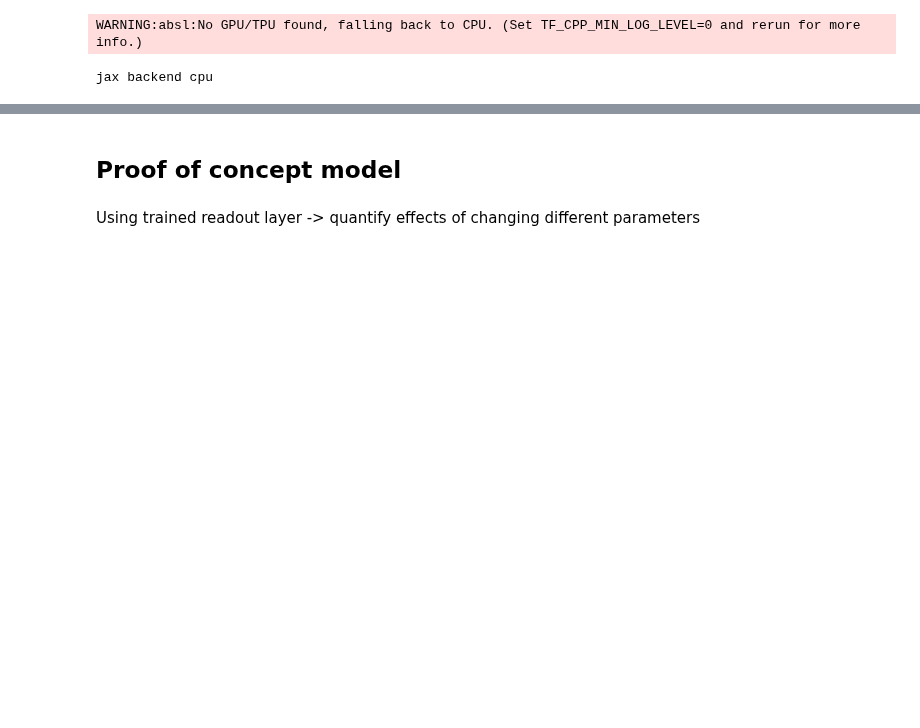
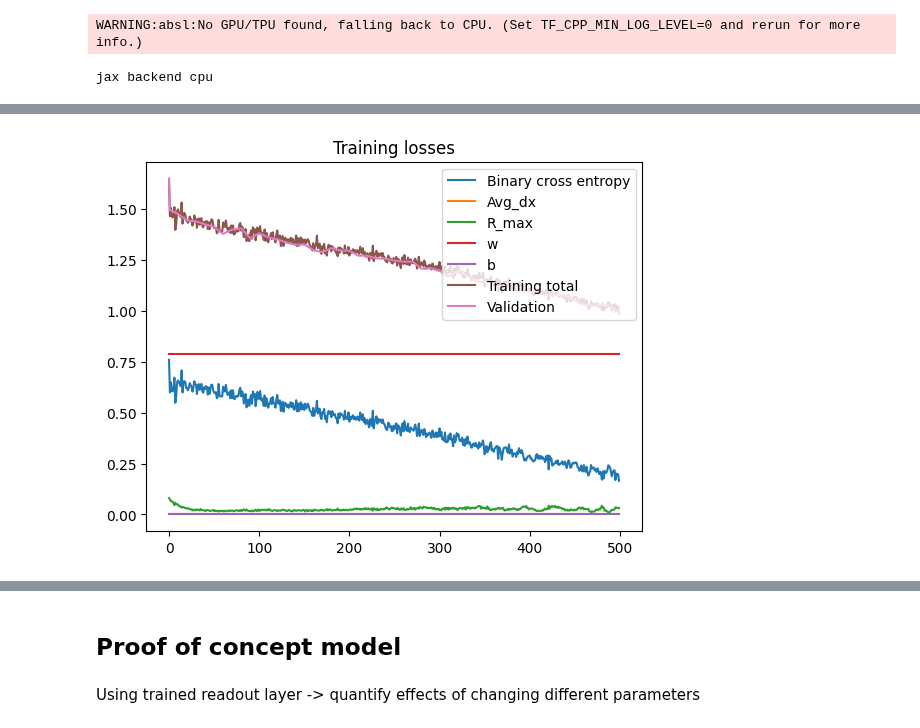
Before and after one commit to clarapecci/SSN_VPL, a Jupyter notebook: separate_training.ipynb, the cells around one changed output, grey strips where cells are left out. Saved outputs shown, nothing was run; the diff lists cells and outputs as text; code cells hidden in the pictures; blank space fills up the shorter version.

```diff
--- a/separate_training.ipynb
+++ b/separate_training.ipynb
@@ -154,15 +152,23 @@ ssn=SSN2DTopoV1_AMPAGABA_ONOFF(ssn_pars=ssn_pars, grid_pars=grid_pars, conn_pars
 ssn_pars.A=ssn.A
 # %%
 #Number of epochs
-epochs = 100
-num_epochs_to_save = 21
+epochs = 500
+num_epochs_to_save =51
 epochs_to_save = np.linspace(1 ,epochs, num_epochs_to_save).astype(int)
+epochs_to_save = np.insert(epochs_to_save, 0, 0)
+
+eta=10e-4
+sig_noise = 2.5
+offset = 2
+batch_size = 50
 # %%
-def plot_losses(training_losses):
-    plt.plot(training_losses.T, label = ['Binary cross entropy', 'Avg_dx', 'R_max', 'w', 'b', 'Total'] )
+def plot_losses(training_losses, validation_losses, epochs_to_save):
+    plt.plot(training_losses.T, label = ['Binary cross entropy', 'Avg_dx', 'R_max', 'w', 'b', 'Training total'] )
+    plt.plot(epochs_to_save, validation_losses, label='Validation')
     plt.legend()
     plt.title('Training losses')
     plt.show()
+
 
 def plot_results(results_file, title=None):
 
@@ -305,16 +311,16 @@ def model(ssn_layer_pars, readout_pars, ssn_pars, grid_pars, conn_pars, train_da
     loss_b = loss_pars.lambda_b*(readout_pars['b_sig']**2)
 
     #Combine loss with maximum rate and dx value
-    loss = loss_binary + loss_avg_dx +  loss_r_max  + loss_b  #+ loss_w
+    loss = loss_binary + loss_avg_dx +  loss_r_max  + loss_b  + loss_w
 
     #Find predicted label using Bernoulli distribution
     pred_label = np.round(x)
+
     if bernoulli==True:
         key_int = numpy.random.randint(low = 0, high =  10000)
         key = random.PRNGKey(key_int)
         pred_label_b = np.sum(jax.random.bernoulli(key, p=x, shape=None))
         pred_label = [pred_label, pred_label_b]
-
 
     all_losses = np.vstack((loss_binary, loss_avg_dx, loss_r_max, loss_w, loss_b, loss))
 
@@ -341,8 +347,12 @@ def vmap_eval(ssn_layer_pars, readout_pars, ssn_pars, grid_pars, conn_pars, test
     eval_vmap = vmap(model, in_axes = ({'c_E':None, 'c_I': None, 'logJ_2x2': None, 'logs_2x2': None}, {'b_sig': None, 'w_sig': None}, None, None, None,  {'ref':0, 'target':0, 'label':0}, None, None, None, None, None) )
     losses, _, pred_labels = eval_vmap(ssn_layer_pars, readout_pars, ssn_pars, grid_pars, conn_pars, test_data, filter_pars,  conv_pars, loss_pars, bernoulli, sig_noise)
 
-    true_acc = np.sum(test_data['label'] == pred_labels[0])/len(test_data['label'])
-    ber_acc = np.sum(test_data['label'] == pred_labels[1])/len(test_data['label'])
+    if bernoulli ==True:
+        true_acc = np.sum(test_data['label'] == pred_labels[0])/len(test_data['label'])
+        ber_acc = np.sum(test_data['label'] == pred_labels[1])/len(test_data['label'])
+        accs = [true_acc, ber_acc]
+    else:
+        accs = np.sum(test_data['label'] == pred_labels)/len(test_data['label'])
 
     vmap_loss= np.mean(losses)
 
@@ -362,6 +372,8 @@ def separate_train_SSN_vmap(ssn_layer_pars, readout_pars, ssn_pars, grid_pars, c
     if opt=='ssn':
         opt_state = optimizer.init(ssn_layer_pars)
 
+    print('Training model with learning rate {}, sig_noise {} at offset {}, lam_w {}'.format(eta, sig_noise, offset, loss_pars.lambda_w))
+
     #Define test data - no need to iterate
     test_data = create_data(stimuli_pars, number = test_size, offset = offset, ref_ori = ref_ori)
     val_loss, true_acc, ber_acc = vmap_eval(ssn_layer_pars, readout_pars, ssn_pars, grid_pars, conn_pars, test_data, filter_pars, conv_pars, loss_pars, bernoulli, sig_noise)
@@ -380,6 +392,7 @@ def separate_train_SSN_vmap(ssn_layer_pars, readout_pars, ssn_pars, grid_pars, c
         print('Saving results to csv ', results_filename)
     else:
         print('#### NOT SAVING!!#####')
+
 
     for epoch in range(1, epochs+1):
         start_time = time.time()
@@ -413,7 +426,7 @@ def separate_train_SSN_vmap(ssn_layer_pars, readout_pars, ssn_pars, grid_pars, c
 
             #Evaluate model
             test_data = create_data(stimuli_pars, number = test_size, offset = offset, ref_ori = ref_ori)
-            val_loss, true_acc, ber_acc= vmap_eval(ssn_layer_pars, readout_pars, ssn_pars, grid_pars, conn_pars, test_data, filter_pars,  conv_pars, loss_pars, bernoulli, sig_noise)
+            val_loss, true_acc, ber_acc= vmap_eval(ssn_layer_pars, readout_pars, ssn_pars, grid_pars, conn_pars, train_data, filter_pars,  conv_pars, loss_pars, bernoulli, sig_noise)
             print('Training loss: {} ¦ Validation -- loss: {}, true accuracy: {}, Bernoulli accuracy: {},  at epoch {}, (time {})'.format(epoch_loss[0], val_loss, true_acc, ber_acc, epoch, epoch_time))
             val_loss_per_epoch.append(val_loss)
 
@@ -498,0 +446,4 @@ KeyboardInterrupt
+# %%
+opt='readout'
+results = '/mnt/d/ABG_Projects_Backup/ssn_modelling/ssn-simulator/results/jitted_function/fixed_w_readout_train70.csv'
+new_ssn_layer_pars, new_readout_pars, val_loss_test, training_los_test= separate_train_SSN_vmap(ssn_layer_pars, readout_pars, ssn_pars, grid_pars, conn_pars, stimuli_pars, filter_pars,  conv_pars, loss_pars, epochs_to_save=epochs_to_save, opt=opt,  results_filename=results, ref_ori = 55, offset = offset, batch_size = batch_size, epochs = epochs, early_stop = 0.6, sig_noise=sig_noise, eta = eta, bernoulli = True)
@@ -498,0 +495,4 @@ KeyboardInterrupt
+# %%
+opt='ssn'
+results_fixed = '/mnt/d/ABG_Projects_Backup/ssn_modelling/ssn-simulator/results/jitted_function/fixed_w_ssn_train70.csv'
+new_ssn_layer_pars, new_readout_pars, val_loss_test, training_los_test= separate_train_SSN_vmap(ssn_layer_pars, new_readout_pars, ssn_pars, grid_pars, conn_pars, stimuli_pars, filter_pars,  conv_pars, loss_pars, epochs_to_save=epochs_to_save, opt=opt,  results_filename=results_fixed, ref_ori = 55, offset = offset, batch_size = batch_size, epochs = epochs, sig_noise=sig_noise, eta = eta, bernoulli = True)
@@ -498,0 +517,4 @@ KeyboardInterrupt
+# %%
+plot_losses(training_los_test, val_loss_test, epochs_to_save)
+# %% [output]
+[figure, added]
```
Also changed, not shown: parts of 20 cells of this notebook.
